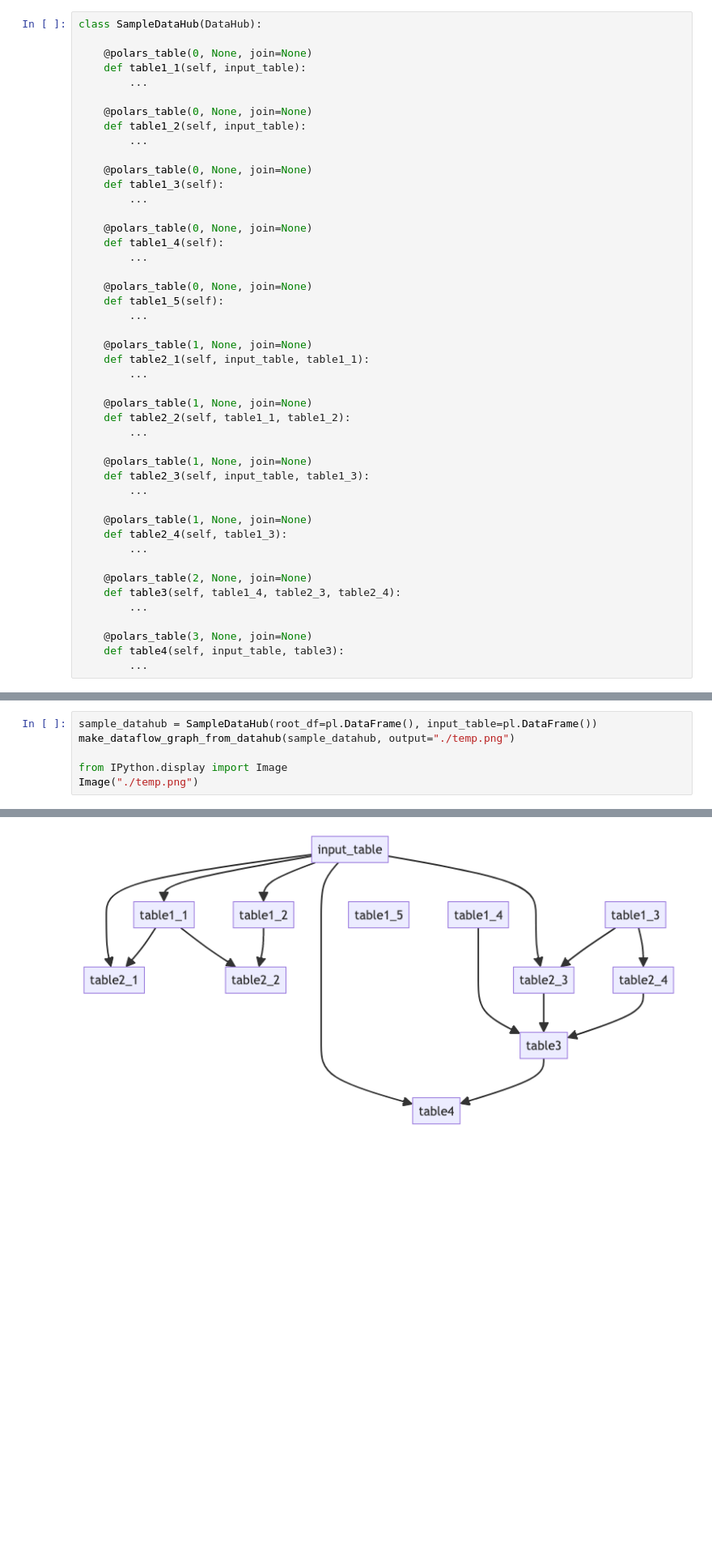
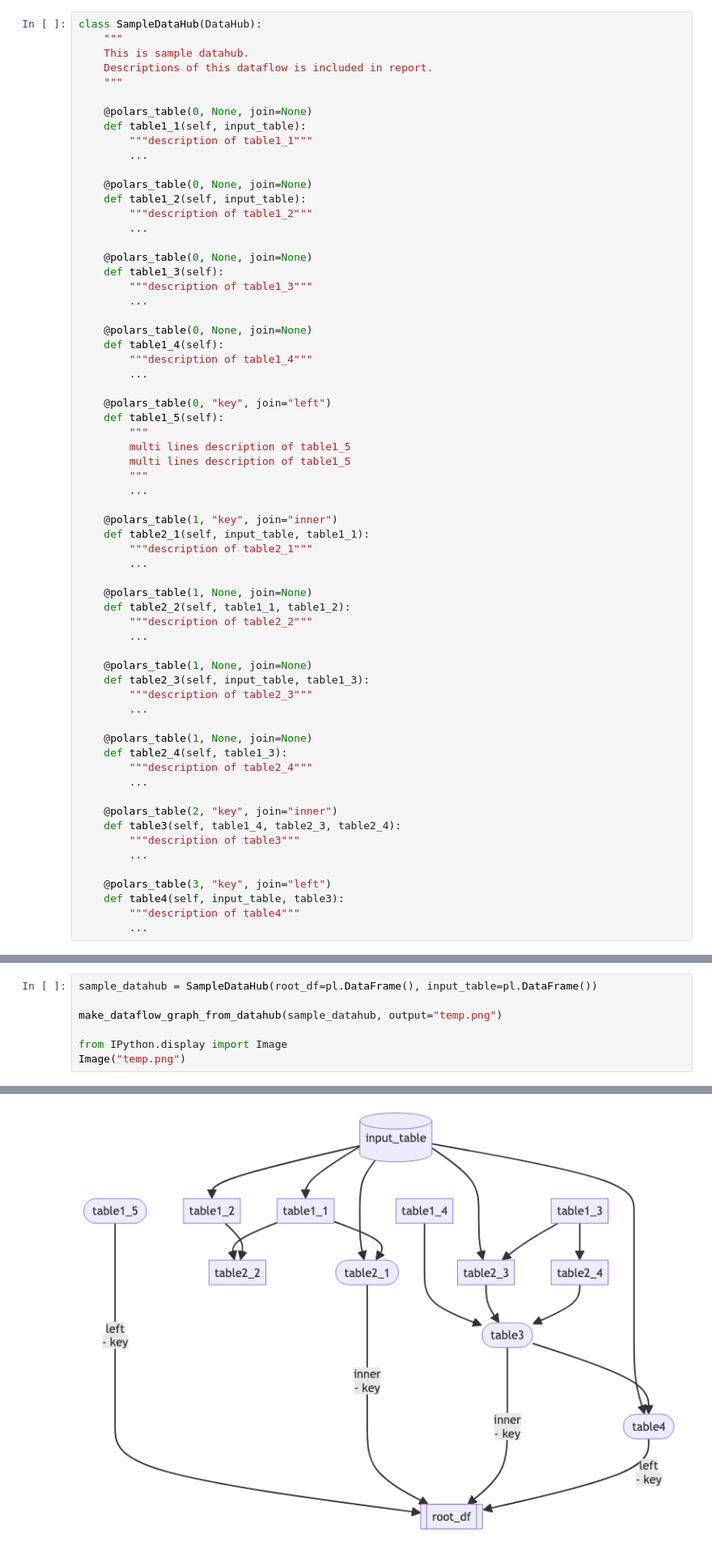
Before and after one commit to skanehira1126/pytred, a Jupyter notebook: examples/03_visualize_workflow.ipynb, the cells around one changed output, grey strips where cells are left out. Shown at 81% size. Drawn from its saved outputs; the diff is of its cells as text; blank space fills up the shorter version.

Commit message:
make report of datahub

```diff
--- a/examples/03_visualize_workflow.ipynb
+++ b/examples/03_visualize_workflow.ipynb
@@ -27,47 +29,65 @@ This `SampleDataHub` class is designed solely for the purpose of illustrating gr
 Although the methods within are not implemented to perform actual data processing, they are structured to demonstrate how data flow can be visualized using mermaid.
 # %%
 class SampleDataHub(DataHub):
+    """
+    This is sample datahub.
+    Descriptions of this dataflow is included in report.
+    """
 
     @polars_table(0, None, join=None)
     def table1_1(self, input_table):
+        """description of table1_1"""
         ...
 
     @polars_table(0, None, join=None)
     def table1_2(self, input_table):
+        """description of table1_2"""
         ...
 
     @polars_table(0, None, join=None)
     def table1_3(self):
+        """description of table1_3"""
         ...
 
     @polars_table(0, None, join=None)
     def table1_4(self):
+        """description of table1_4"""
         ...
 
-    @polars_table(0, None, join=None)
+    @polars_table(0, "key", join="left")
     def table1_5(self):
+        """
+        multi lines description of table1_5
+        multi lines description of table1_5
+        """
         ...
 
-    @polars_table(1, None, join=None)
+    @polars_table(1, "key", join="inner")
     def table2_1(self, input_table, table1_1):
+        """description of table2_1"""
         ...
 
     @polars_table(1, None, join=None)
     def table2_2(self, table1_1, table1_2):
+        """description of table2_2"""
         ...
 
     @polars_table(1, None, join=None)
     def table2_3(self, input_table, table1_3):
+        """description of table2_3"""
         ...
 
     @polars_table(1, None, join=None)
     def table2_4(self, table1_3):
+        """description of table2_4"""
         ...
 
-    @polars_table(2, None, join=None)
+    @polars_table(2, "key", join="inner")
     def table3(self, table1_4, table2_3, table2_4):
+        """description of table3"""
         ...
 
-    @polars_table(3, None, join=None)
+    @polars_table(3, "key", join="left")
     def table4(self, input_table, table3):
+        """description of table4"""
         ...
@@ -74,9 +96,10 @@ class SampleDataHub(DataHub):
 # %%
 sample_datahub = SampleDataHub(root_df=pl.DataFrame(), input_table=pl.DataFrame())
-make_dataflow_graph_from_datahub(sample_datahub, output="./temp.png")
+
+make_dataflow_graph_from_datahub(sample_datahub, output="temp.png")
 
 from IPython.display import Image
-Image("./temp.png")
+Image("temp.png")
 # %% [output]
 Generating single mermaid chart
-[figure, old version]
+[figure, new version]
```
Also changed, not shown: parts of 5 cells of this notebook, 7 other files.
